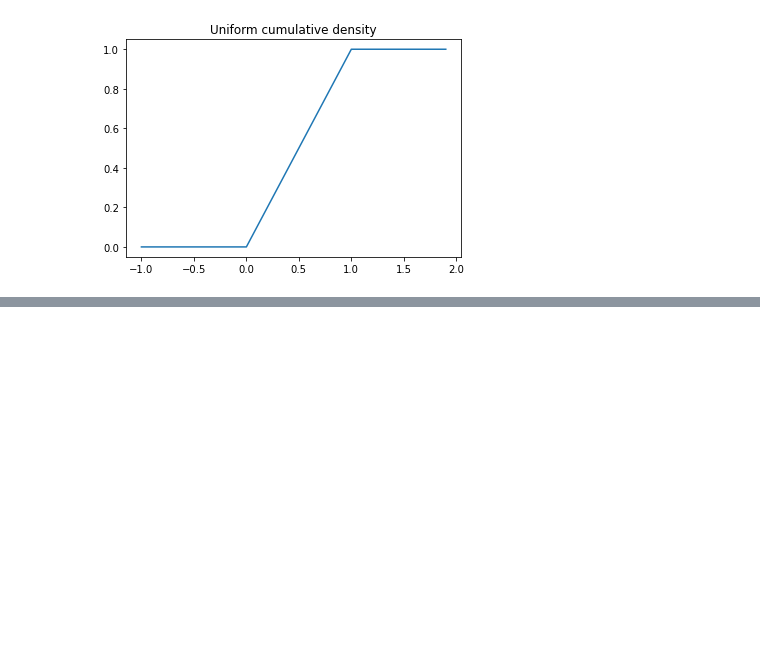
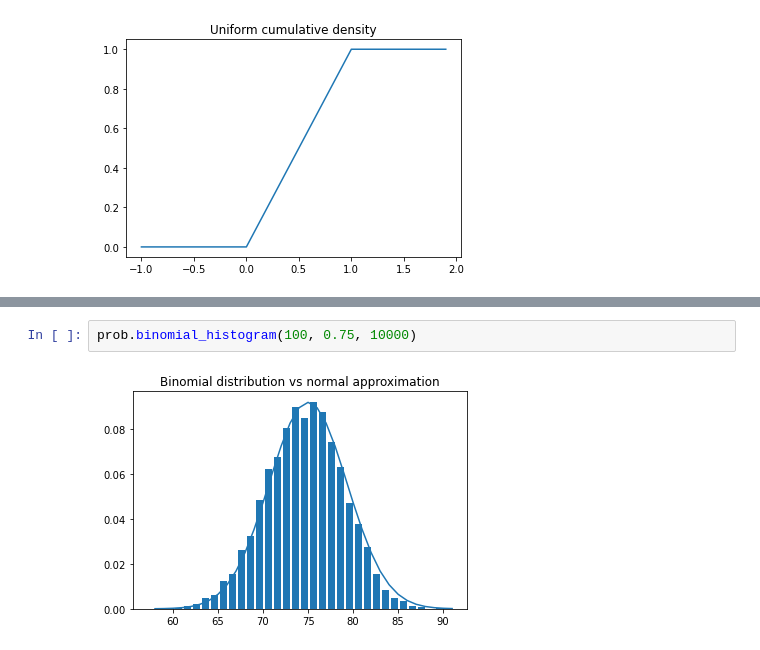
Before and after one commit to ivaturi/onepercent, a Jupyter notebook: ds/ds-from-scratch/ds-from-scratch.ipynb, the cells around one changed output, grey strips where cells are left out. Cells and saved outputs as stored; diff of their text form; blank space fills up the shorter version.

```diff
--- a/ds/ds-from-scratch/ds-from-scratch.ipynb
+++ b/ds/ds-from-scratch/ds-from-scratch.ipynb
@@ -72,0 +88,4 @@ plt.show()
+# %%
+prob.binomial_histogram(100, 0.75, 10000)
+# %% [output]
+[figure, added]
```
Also changed, not shown: parts of 6 cells of this notebook, 1 other file.
